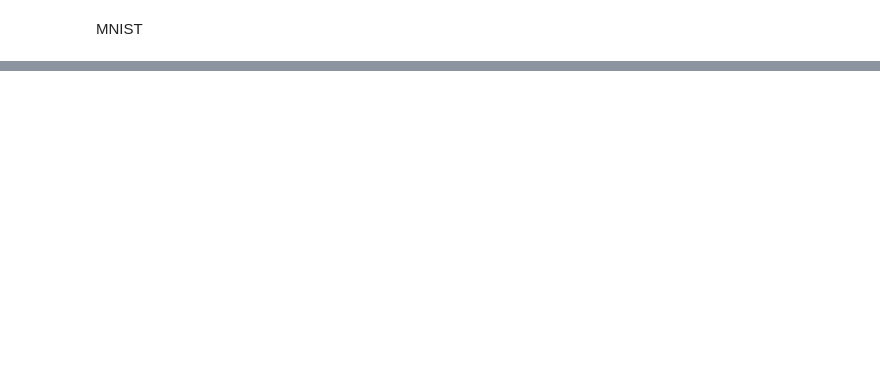
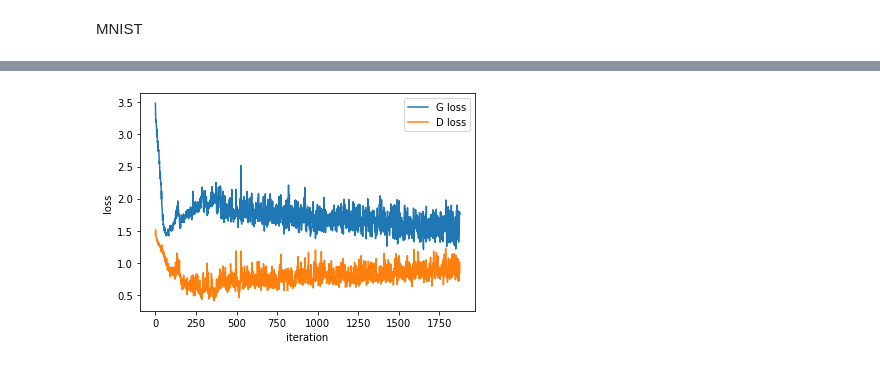
Before and after one commit to hwansnaa/GANSTUDY, a Jupyter notebook: infoGAN.ipynb, the cells around one changed output, grey strips where cells are left out. Drawn from its saved outputs; the diff is of its cells as text; code cells hidden in the pictures; blank space fills up the shorter version.

```diff
--- a/infoGAN.ipynb
+++ b/infoGAN.ipynb
@@ -144,7 +146,7 @@ class InfoGAN:
 
       self.criterionD = nn.BCELoss()
       self.criterionQ_dis = nn.CrossEntropyLoss()
-      self.criterionQ_con = nn.NLLLoss()
+      self.criterionQ_con = nn.GaussianNLLLoss()
 
       self.device = torch.device("cuda:0" if (torch.cuda.is_available()) else "cpu")
 
@@ -152,8 +154,10 @@ class InfoGAN:
     self.netG = self.netG.to(self.device)
     self.netD = self.netD.to(self.device)
     self.netQ = self.netQ.to(self.device)
-    G_losses = []
-    D_losses = []
+    self.G_losses = []
+    self.D_losses = []
+    self.val_outputs = []
+    self.val_noise, idx = noise_sample(self.params['num_dis_c'], self.params['dis_c_dim'], self.params['num_con_c'], self.params['num_z'], 36, self.device)
     for epoch in range(epochs):
       for i, (data, _) in enumerate(ds, 0):
           # Get batch size
@@ -202,9 +206,6 @@ class InfoGAN:
           # Calculating loss for continuous latent code.
           con_loss = 0
           if (self.params['num_con_c'] != 0):
-              print(noise[:, self.params['num_z']+ self.params['num_dis_c']*self.params['dis_c_dim'] : ].view(-1, self.params['num_con_c']).shape)
-              print(q_mu.shape)
-              print(q_var.shape)
               con_loss = self.criterionQ_con(noise[:, self.params['num_z']+ self.params['num_dis_c']*self.params['dis_c_dim'] : ].view(-1, self.params['num_con_c']), q_mu, q_var)*0.1
 
           # Net loss for generator.
@@ -221,5 +222,13 @@ class InfoGAN:
                       D_loss.item(), G_loss.item()))
 
           # Save the losses for plotting.
-          G_losses.append(G_loss.item())
-          D_losses.append(D_loss.item())
+          self.G_losses.append(G_loss.item())
+          self.D_losses.append(D_loss.item())
+      with torch.no_grad():
+        self.netG.eval()
+        val_output = self.netG(val_noise)
+        grid_image = vutils.make_grid(self.val_output.detach().cpu(), normalize=True).permute(1, 2, 0)
+        self.val_outputs.append(grid_image)
+        plt.imshow(grid_image)
+        plt.axis('off')
+        plt.show()
@@ -246,0 +309,9 @@ TypeError: ignored
+# %%
+plt.plot(infoGAN.G_losses)
+plt.plot(infoGAN.D_losses)
+plt.legend(['G loss', 'D loss'])
+plt.ylabel('loss')
+plt.xlabel('iteration')
+plt.show()
+# %% [output]
+[figure, added]
```
Also changed, not shown: parts of 4 cells of this notebook.
